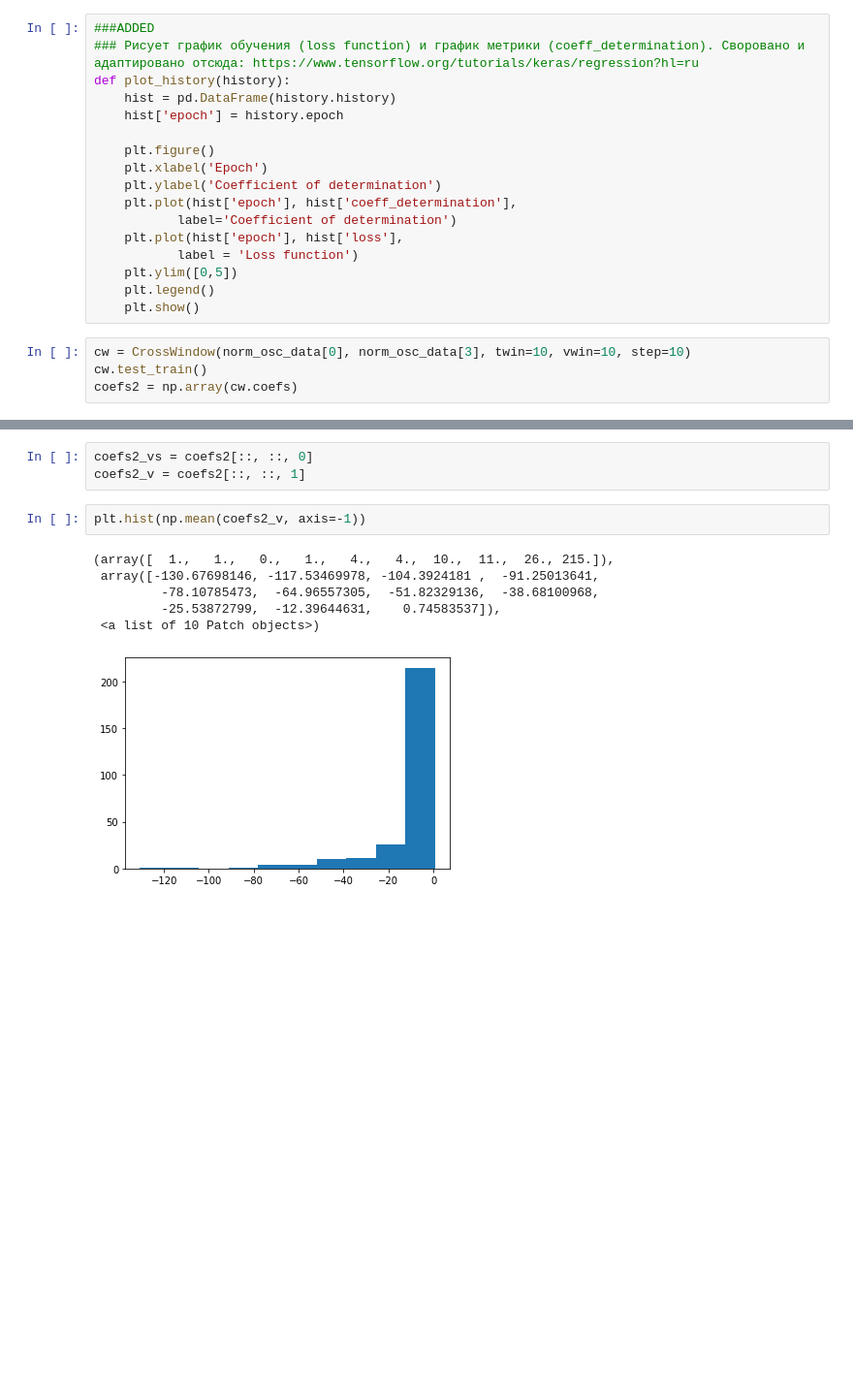
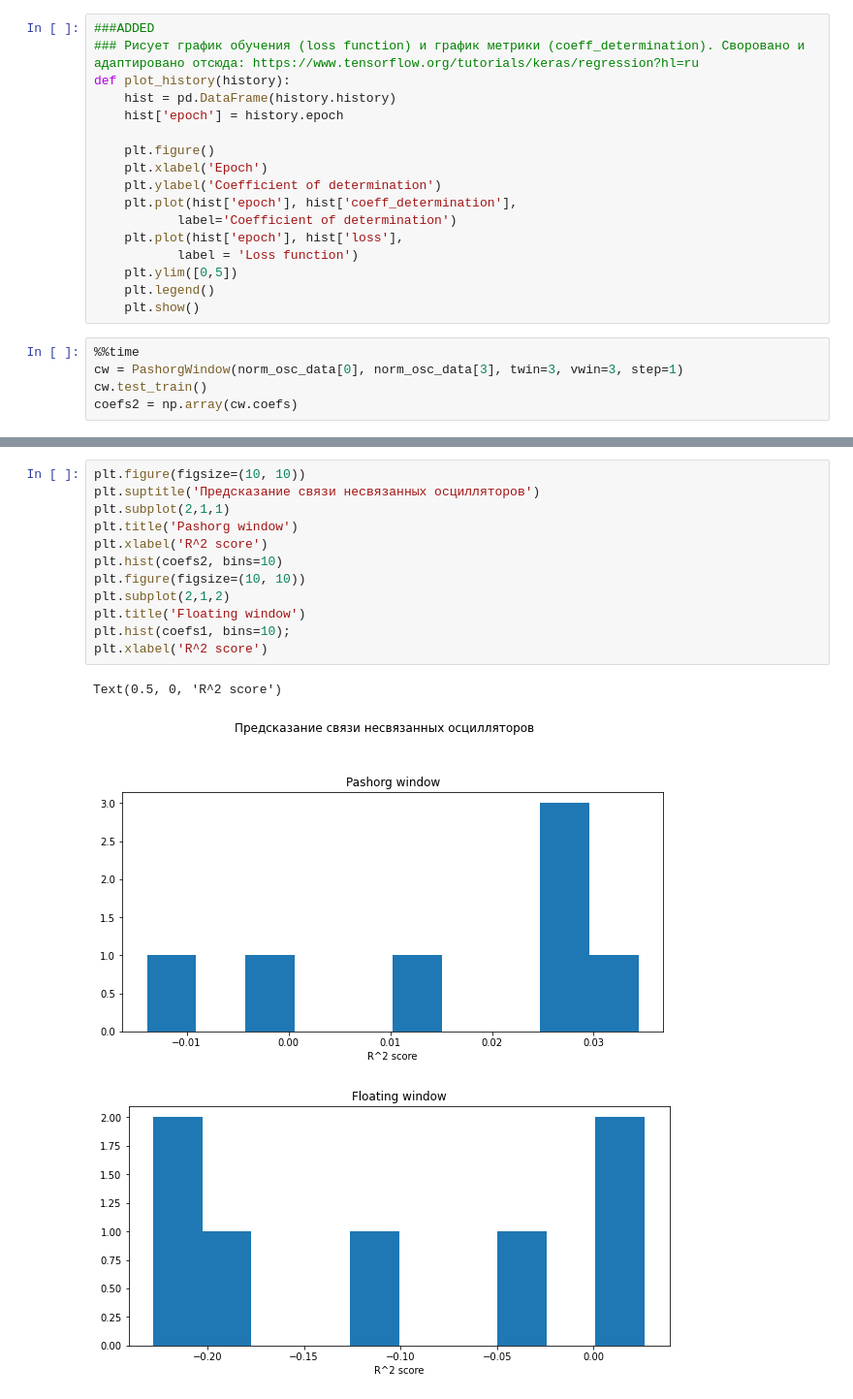
Before and after one commit to pakrentos/eeg_connectivity, a Jupyter notebook: mlp_eeg_nikita.ipynb, the cells around one changed output, grey strips where cells are left out. Shown at 97% size. Drawn from its saved outputs; the diff is of its cells as text; blank space fills up the shorter version.

```diff
--- a/mlp_eeg_nikita.ipynb
+++ b/mlp_eeg_nikita.ipynb
@@ -261,6 +262,7 @@ def plot_history(history):
     plt.legend()
     plt.show()
 # %%
-cw = CrossWindow(norm_osc_data[0], norm_osc_data[3], twin=10, vwin=10, step=10)
+%%time
+cw = PashorgWindow(norm_osc_data[0], norm_osc_data[3], twin=3, vwin=3, step=1)
 cw.test_train()
 coefs2 = np.array(cw.coefs)
@@ -267,12 +272,16 @@ coefs2 = np.array(cw.coefs)
-# %%
-coefs2_vs = coefs2[::, ::, 0]
-coefs2_v = coefs2[::, ::, 1]
-# %%
-plt.hist(np.mean(coefs2_v, axis=-1))
-# %% [output]
-(array([  1.,   1.,   0.,   1.,   4.,   4.,  10.,  11.,  26., 215.]),
- array([-130.67698146, -117.53469978, -104.3924181 ,  -91.25013641,
-         -78.10785473,  -64.96557305,  -51.82329136,  -38.68100968,
-         -25.53872799,  -12.39644631,    0.74583537]),
- <a list of 10 Patch objects>)
-[figure, removed]
+# %%
+plt.figure(figsize=(10, 10))
+plt.suptitle('Предсказание связи несвязанных осцилляторов')
+plt.subplot(2,1,1)
+plt.title('Pashorg window')
+plt.xlabel('R^2 score')
+plt.hist(coefs2, bins=10)
+plt.figure(figsize=(10, 10))
+plt.subplot(2,1,2)
+plt.title('Floating window')
+plt.hist(coefs1, bins=10);
+plt.xlabel('R^2 score')
+# %% [output]
+Text(0.5, 0, 'R^2 score')
+[figure, added]
+[figure, added]
```
Also changed, not shown: parts of 16 cells of this notebook.
